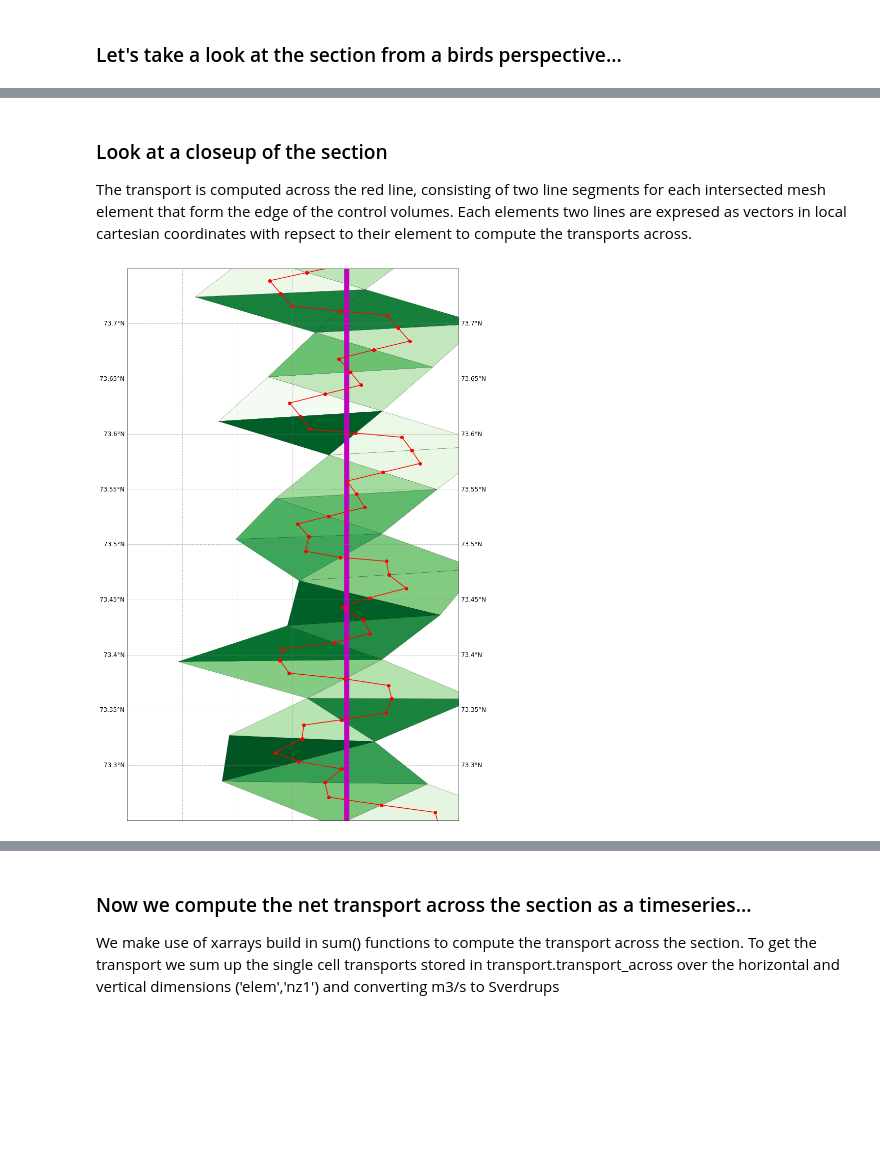
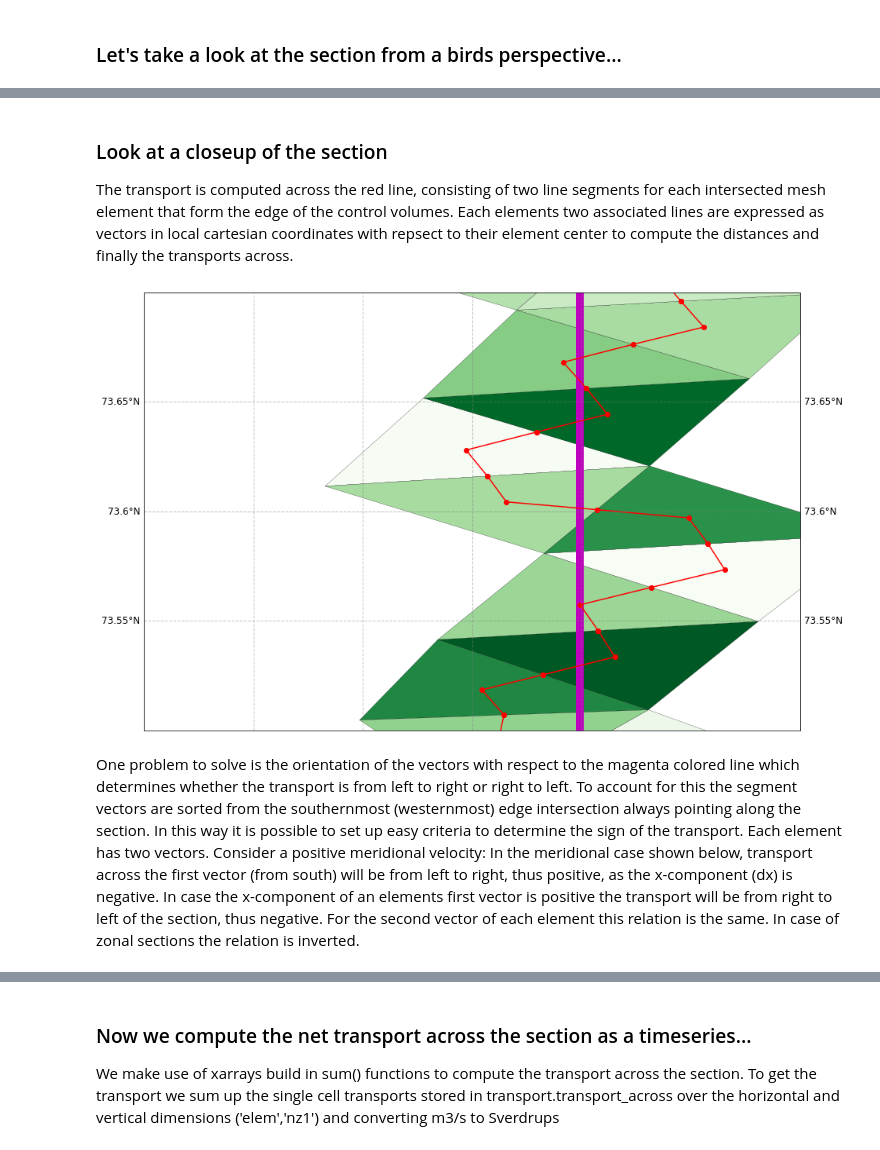
Before and after one commit to FESOM/pyfesom2, a Jupyter notebook: notebooks/transports.ipynb, the cells around one changed output, grey strips where cells are left out. Saved outputs shown, nothing was run; the diff lists cells and outputs as text; code cells hidden in the pictures; blank space fills up the shorter version.

```diff
--- a/notebooks/transports.ipynb
+++ b/notebooks/transports.ipynb
@@ -21,10 +20,10 @@ The computation is performed according to: Simple algorithms to compute meridion
 ### Let's compute the transport across the Barents Sea Opening...
 # %%
 transport, section = pf.cross_section_transport('BSO',                                                          # select a section from the presets or [lon1, lon2, lat1, lat2]
-                                                mesh_path='/home/ollie/fheukamp/mesh/Arc01_fesom2/',            # directory of the mesh files
-                                                data_path='/work/ollie/fheukamp/result/Arc01_JRA55/cycle_2/',   # directory of the u, v, (T, S, uice, vice, m_ice, a_ice) files
+                                                mesh_path='/Users/fheukamp/Desktop/fesom2_test_year/',            # directory of the mesh files
+                                                data_path='/Users/fheukamp/Desktop/fesom2_test_year/',   # directory of the u, v, (T, S, uice, vice, m_ice, a_ice) files
                                                 mesh_diag_path=None,                                            # absolute path to the mesh_diag_file or None if the same as mesh_path
-                                                years=np.arange(1995,2005),                                     # years to compute
+                                                years=np.arange(2000,2001),                                     # years to compute
                                                 use_great_circle=False,                                  # compute the section as a great circle
                                                 how='ori',                                               # 'ori' do not apply mean, 'mean' apply time mean
                                                 add_TS=True,                                            # add temperature and salinity to the section
@@ -92,7 +95,7 @@ def PlotBackground(ax, section, closeup=False):
     )
 
     if closeup:
-        ax.set_extent([19.8,20.1,73.25,73.75], crs=ccrs.PlateCarree())
+        ax.set_extent([19.8,20.1,73.5,73.7], crs=ccrs.PlateCarree())
 
         gl.xlocator = mticker.FixedLocator(
             [_ for _ in np.arange(19.8,20.05,.05)],
@@ -122,10 +125,13 @@ def PlotBackground(ax, section, closeup=False):
             gl.xformatter = LONGITUDE_FORMATTER
             gl.yformatter = LATITUDE_FORMATTER
 
+
     ax.add_feature(cfeature.LAND, zorder=10, color='grey')
 
     gl.xlabel_style = {"size": 12, "rotation": 0}
     gl.ylabel_style = {"size": 12, "rotation": 0}
+
+
 
 
 
@@ -231,6 +237,6 @@ def PlotDepthSection(transport, section, cmap='RdBu_r', unit='m/s', div=True, le
 # %% [markdown]
 ### Second, we need to load the mesh file and mesh_diag file
 # %%
-mesh = pf.load_mesh('/home/ollie/fheukamp/mesh/Arc01_fesom2/')
-mesh_diag = xr.open_dataset('/home/ollie/fheukamp/mesh/Arc01_fesom2/fesom.mesh.diag.nc')
+mesh = pf.load_mesh('/Users/fheukamp/Desktop/fesom2_test_year/')
+mesh_diag = xr.open_dataset('/Users/fheukamp/Desktop/fesom2_test_year/fesom.mesh.diag.nc')
 # %% [output]
@@ -247,16 +253,18 @@ PlotSectionBirdview(transport, section, mesh)
 # %% [markdown]
 ### Look at a closeup of the section
-The transport is computed across the red line, consisting of two line segments for each intersected mesh element that form the edge of the control volumes. Each elements two lines are expresed as vectors in local cartesian coordinates with repsect to their element to compute the transports across.
+The transport is computed across the red line, consisting of two line segments for each intersected mesh element that form the edge of the control volumes. Each elements two associated lines are expressed as vectors in local cartesian coordinates with repsect to their element center to compute the distances and finally the transports across.
 # %%
-fig, ax = plt.subplots(1,1, figsize=(20,20), subplot_kw=dict(projection=ccrs.PlateCarree()))
+fig, ax = plt.subplots(1,1, figsize=(15,15), subplot_kw=dict(projection=ccrs.PlateCarree()))
 PlotBackground(ax, section, closeup=True)
 
 # Plot the mesh elements
 ax.tripcolor(mesh.x2, mesh.y2, transport.elem_nods, np.random.rand(len(transport.elem_indices)), transform=ccrs.PlateCarree(), edgecolor='k', cmap='Greens')
 # Plot the linear section
 ax.plot([section['lon_start'],section['lon_end']],[section['lat_start'],section['lat_end']], 'm-', linewidth=10, transform=ccrs.PlateCarree())
 # Plot the actual section
 for i in range(len(section['f_lon'])):
     ax.plot([section['f_lon'][i],section['c_lon'][i],section['s_lon'][i]], [section['f_lat'][i],section['c_lat'][i],section['s_lat'][i]],'r-o', transform=ccrs.PlateCarree())
 # %% [output]
-[figure, old version]
+[figure, new version]
+# %% [markdown]
+One problem to solve is the orientation of the vectors with respect to the magenta colored line which determines whether the transport is from left to right or right to left. To account for this the segment vectors are sorted from the southernmost (westernmost) edge intersection always pointing along the section. In this way it is possible to set up easy criteria to determine the sign of the transport. Each element has two vectors. Consider a positive meridional velocity: In the meridional case shown below, transport across the first vector (from south) will be from left to right, thus positive, as the x-component (dx) is negative. In case the x-component of an elements first vector is positive the transport will be from right to left of the section, thus negative. For the second vector of each element this relation is the same. In case of zonal sections the relation is inverted.
```
Also changed, not shown: parts of 18 cells of this notebook.
